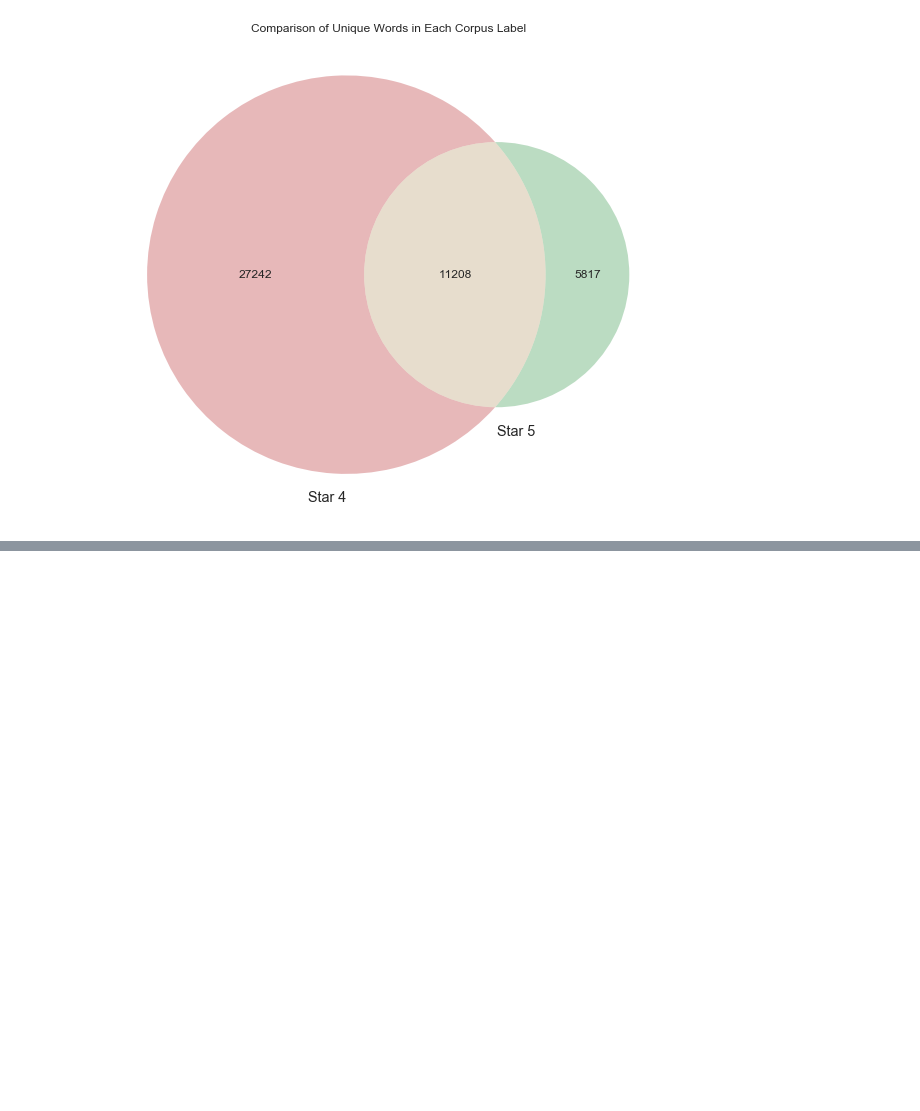
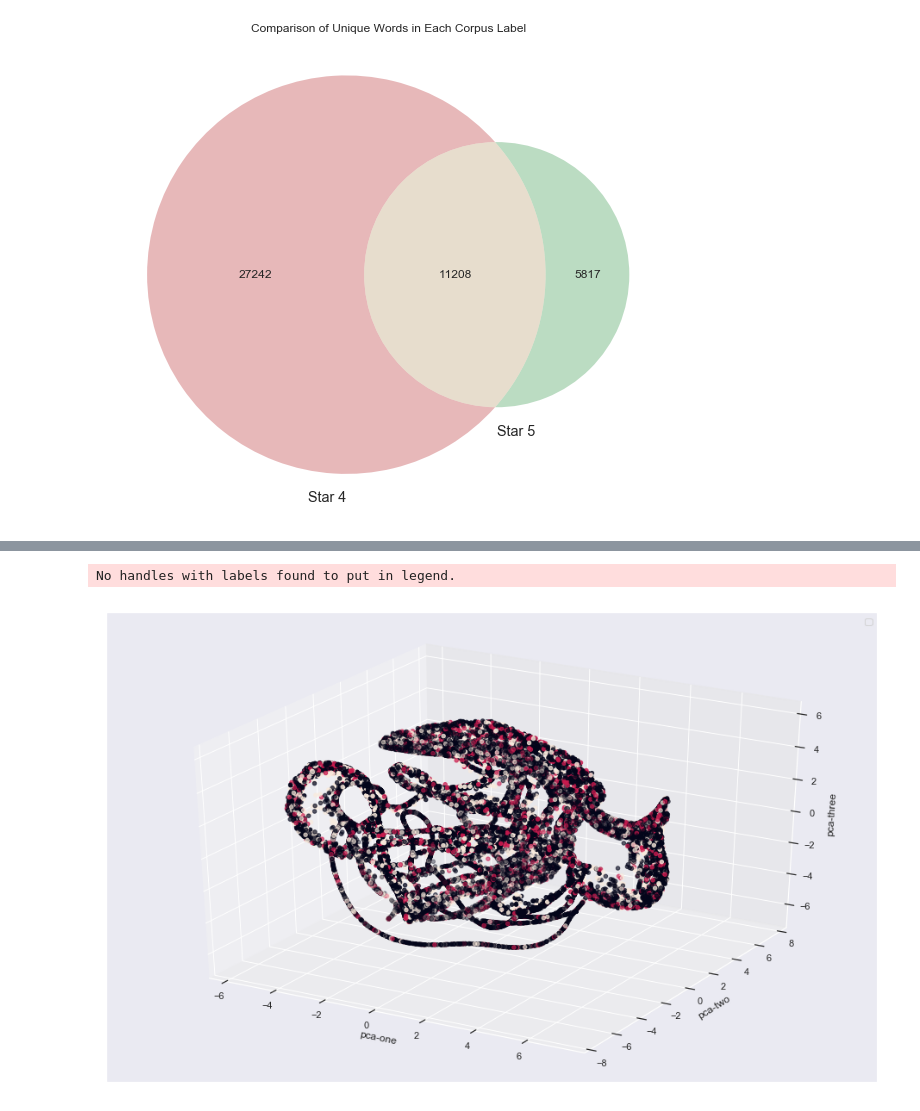
Before and after one commit to vanitoz/Reviews_Classification_System, a Jupyter notebook: modules/eda.ipynb, the cells around one changed output, grey strips where cells are left out. Drawn from its saved outputs; the diff is of its cells as text; code cells hidden in the pictures; blank space fills up the shorter version.

```diff
--- a/modules/eda.ipynb
+++ b/modules/eda.ipynb
@@ -329,0 +401,17 @@ conn.close()
+# %%
+ax = plt.figure(figsize=(16,10)).gca(projection='3d')
+ax.scatter(
+    xs=corpus_processed['tsne-2d-one'],
+    ys=corpus_processed['tsne-2d-two'],
+    zs=corpus_processed['tsne-2d-tree'],
+    c=c,
+    #cmap='tab10'
+)
+ax.set_xlabel('pca-one')
+ax.set_ylabel('pca-two')
+ax.set_zlabel('pca-three')
+ax.legend()
+plt.show()
+# %% [output]
+No handles with labels found to put in legend.
+[figure, added]
```
Also changed, not shown: parts of 8 cells of this notebook, 2 other files.
